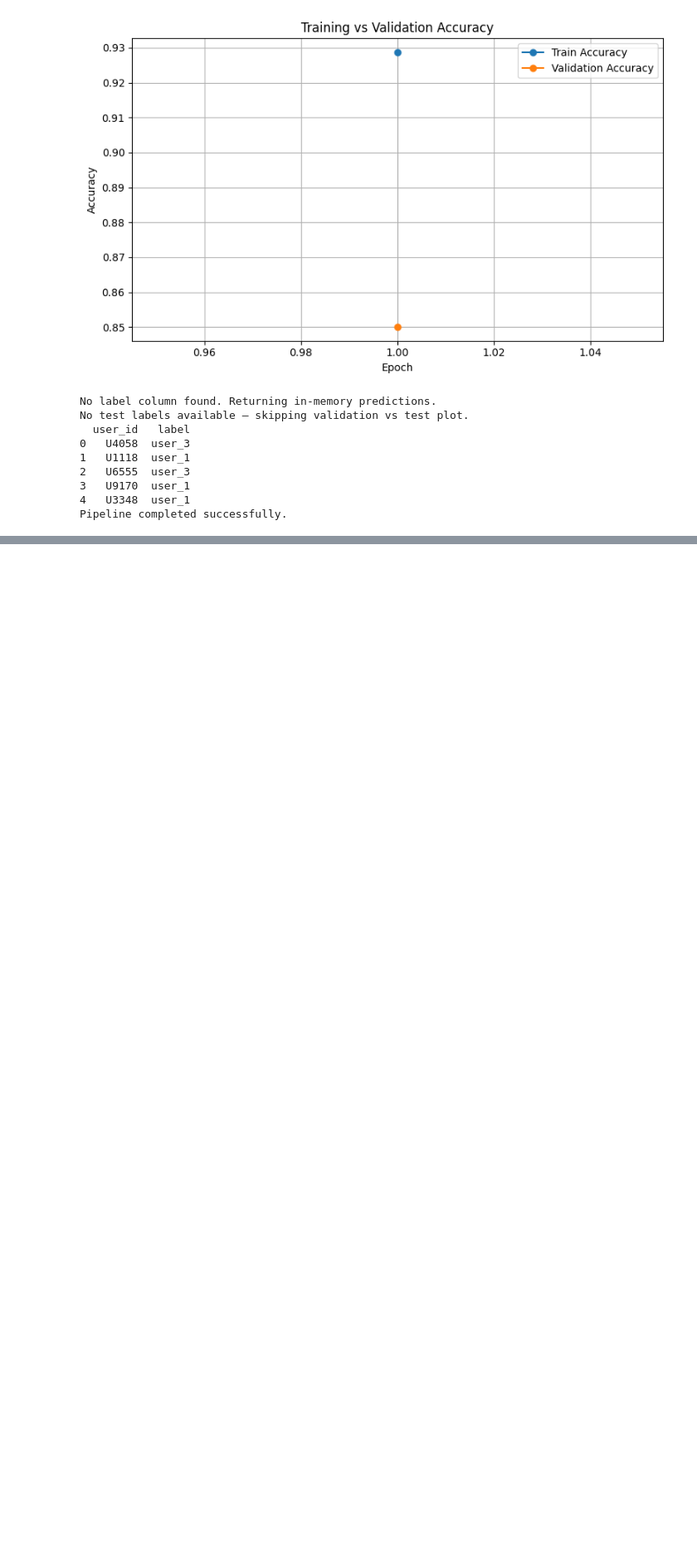
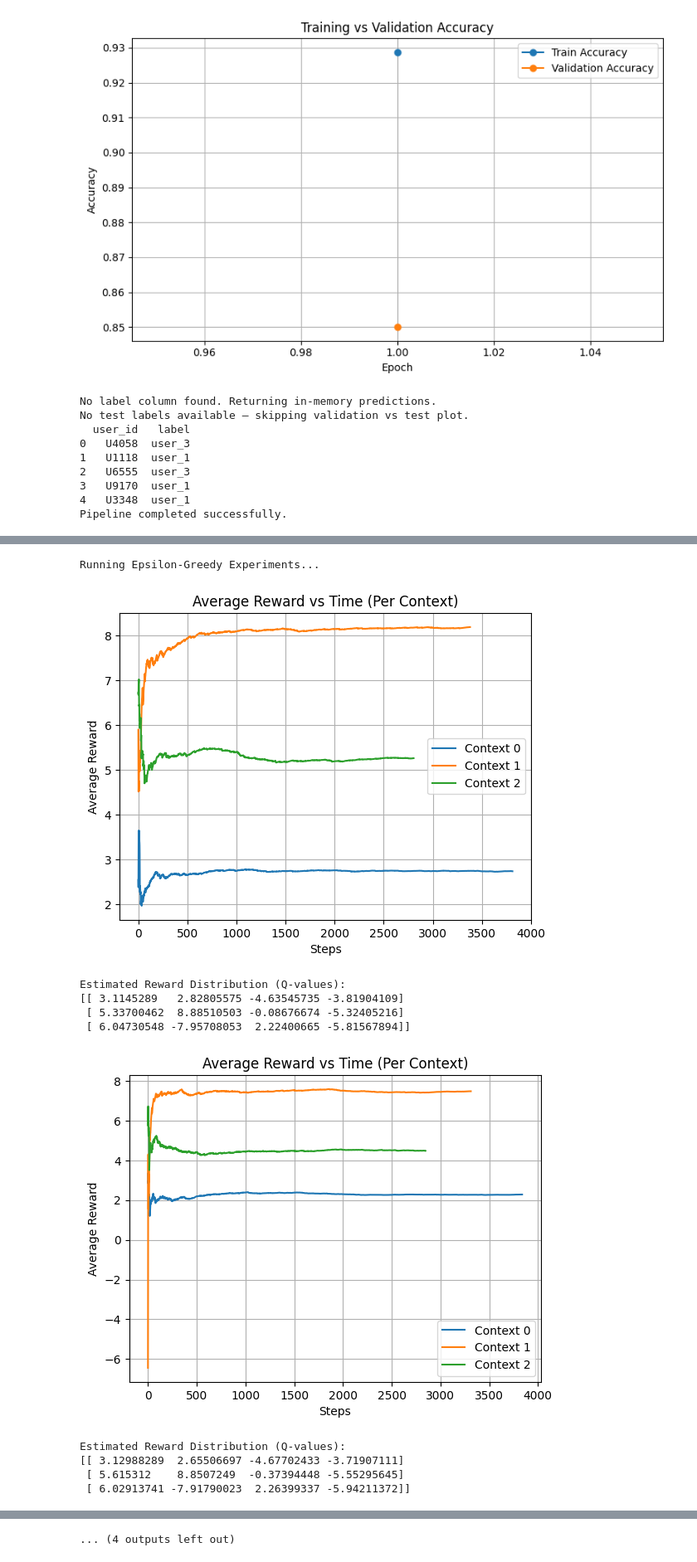
Before and after one commit to Ynehra24/lab3-contextual-bandit, a Jupyter notebook: lab3_results_U20230039.ipynb, the cells around one changed output, grey strips where cells are left out. Shown at 83% size. Saved outputs shown, nothing was run; the diff lists cells and outputs as text; code cells hidden in the pictures; blank space fills up the shorter version.

```diff
--- a/lab3_results_U20230039.ipynb
+++ b/lab3_results_U20230039.ipynb
@@ -331,6 +331,24 @@ def plot_final_results(val_acc_history, test_acc):
 
     plt.tight_layout()
     plt.show()
+# %%
+def plot_context_rewards(context_rewards):
+
+    plt.figure()
+
+    for ctx in range(3):
+        if len(context_rewards[ctx]) == 0:
+            continue
+
+        avg_reward = np.cumsum(context_rewards[ctx]) / (np.arange(len(context_rewards[ctx])) + 1)
+        plt.plot(avg_reward, label=f"Context {ctx}")
+
+    plt.xlabel("Steps")
+    plt.ylabel("Average Reward")
+    plt.title("Average Reward vs Time (Per Context)")
+    plt.legend()
+    plt.grid(True)
+    plt.show()
 # %% [markdown]
 # Main flow
 # %%
@@ -476,6 +494,7 @@ def initialize_bandit():
 def epsilon_greedy(Q, N, epsilon, T=10000):
 
     rewards_over_time = []
+    context_rewards = {0: [], 1: [], 2: []}
 
     for t in range(T):
 
@@ -485,26 +504,26 @@ def epsilon_greedy(Q, N, epsilon, T=10000):
         predicted_label = trained_model.predict(X_user)[0]
         context = context_map[predicted_label]
 
-
         if np.random.rand() < epsilon:
             action = np.random.randint(0, 4)
         else:
             action = np.argmax(Q[context])
 
-        arm_index = get_arm_index(context, action)
-
+        arm_index = context * 4 + action
         reward = reward_sampler.sample(arm_index)
 
         N[context, action] += 1
         Q[context, action] += (reward - Q[context, action]) / N[context, action]
 
         rewards_over_time.append(reward)
+        context_rewards[context].append(reward)
 
-    return rewards_over_time
+    return rewards_over_time, context_rewards, Q
 # %%
 def ucb(Q, N, C, T=10000):
 
     rewards_over_time = []
+    context_rewards = {0: [], 1: [], 2: []}
 
     for t in range(1, T+1):
 
@@ -513,7 +532,6 @@ def ucb(Q, N, C, T=10000):
 
         predicted_label = trained_model.predict(X_user)[0]
         context = context_map[predicted_label]
-
 
         ucb_values = np.zeros(4)
 
@@ -525,20 +543,21 @@ def ucb(Q, N, C, T=10000):
 
         action = np.argmax(ucb_values)
 
-        arm_index = get_arm_index(context, action)
-
+        arm_index = context * 4 + action
         reward = reward_sampler.sample(arm_index)
 
         N[context, action] += 1
         Q[context, action] += (reward - Q[context, action]) / N[context, action]
 
         rewards_over_time.append(reward)
+        context_rewards[context].append(reward)
 
-    return rewards_over_time
+    return rewards_over_time, context_rewards, Q
 # %%
 def softmax(Q, N, tau=1, T=10000):
 
     rewards_over_time = []
+    context_rewards = {0: [], 1: [], 2: []}
 
     for t in range(T):
 
@@ -548,22 +567,21 @@ def softmax(Q, N, tau=1, T=10000):
         predicted_label = trained_model.predict(X_user)[0]
         context = context_map[predicted_label]
 
-
         preferences = Q[context] / tau
         probs = np.exp(preferences) / np.sum(np.exp(preferences))
 
         action = np.random.choice(4, p=probs)
 
-        arm_index = get_arm_index(context, action)
-
+        arm_index = context * 4 + action
         reward = reward_sampler.sample(arm_index)
 
         N[context, action] += 1
         Q[context, action] += (reward - Q[context, action]) / N[context, action]
 
         rewards_over_time.append(reward)
+        context_rewards[context].append(reward)
 
-    return rewards_over_time
+    return rewards_over_time, context_rewards, Q
 # %%
 import matplotlib.pyplot as plt
 
@@ -605,0 +753,14 @@ run_bandit_experiments()
+# %%
+Q = run_bandit_experiments()
+# %% [output]
+Running Epsilon-Greedy Experiments...
+[figure, added]
+Estimated Reward Distribution (Q-values):
+[[ 3.1145289   2.82805575 -4.63545735 -3.81904109]
+ [ 5.33700462  8.88510503 -0.08676674 -5.32405216]
+ [ 6.04730548 -7.95708053  2.22400665 -5.81567894]]
+[figure, added]
+Estimated Reward Distribution (Q-values):
+[[ 3.12988289  2.65506697 -4.67702433 -3.71907111]
+ [ 5.615312    8.8507249  -0.37394448 -5.55295645]
+ [ 6.02913741 -7.91790023  2.26399337 -5.94211372]]
@@ -605,0 +785 @@ run_bandit_experiments()
+... (4 outputs left out)
```
Also changed, not shown: parts of 11 cells of this notebook.
